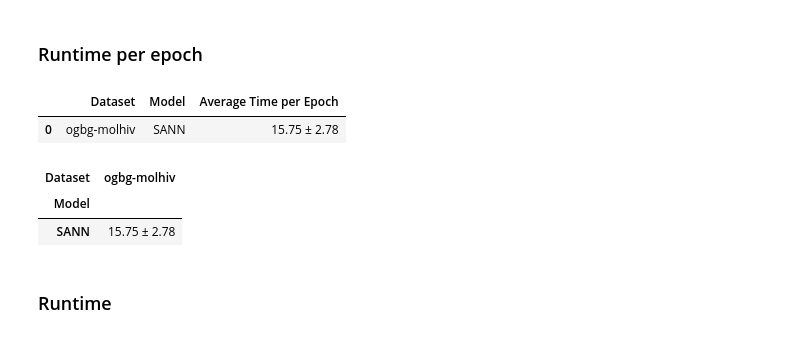
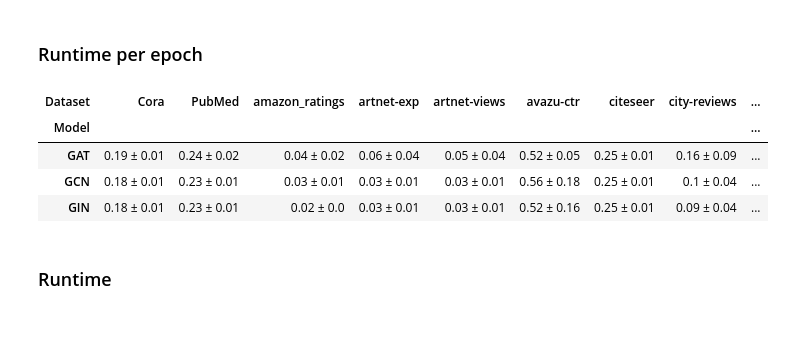
Before and after one commit to geometric-intelligence/TopoBench, a Jupyter notebook: tutorials/extract_time.ipynb, the cells around one changed output. Saved outputs shown, nothing was run; the diff lists cells and outputs as text; code cells hidden in the pictures.

Commit message:
brief results proessing

```diff
--- a/tutorials/extract_time.ipynb
+++ b/tutorials/extract_time.ipynb
@@ -351,19 +745,16 @@ result_dict = result_dict.drop(["mean", "std"], axis=1)
 result_dict = result_dict.reset_index()
 # rename columns
 result_dict.columns = ["Dataset", "Model", "Average Time per Epoch"]
-# %%
-result_dict
-# %% [output]
-|  | Dataset | Model | Average Time per Epoch |
-| 0 | ogbg-molhiv | SANN | 15.75 ± 2.78 |
 # %%
 result_dict.pivot_table(
     index="Model", columns="Dataset", values="Average Time per Epoch", aggfunc="first"
-)[['ogbg-molhiv']] #[['MUTAG', 'NCI1','NCI109','PROTEINS','ZINC']]
+)
 # %% [output]
-| Dataset | ogbg-molhiv |
-| Model |  |
-| SANN | 15.75 ± 2.78 |
+| Dataset | Cora | PubMed | amazon_ratings | artnet-exp | artnet-views | avazu-ctr | citeseer | city-reviews | ... |
+| Model |  |  |  |  |  |  |  |  | ... |
+| GAT | 0.19 ± 0.01 | 0.24 ± 0.02 | 0.04 ± 0.02 | 0.06 ± 0.04 | 0.05 ± 0.04 | 0.52 ± 0.05 | 0.25 ± 0.01 | 0.16 ± 0.09 | ... |
+| GCN | 0.18 ± 0.01 | 0.23 ± 0.01 | 0.03 ± 0.01 | 0.03 ± 0.01 | 0.03 ± 0.01 | 0.56 ± 0.18 | 0.25 ± 0.01 | 0.1 ± 0.04 | ... |
+| GIN | 0.18 ± 0.01 | 0.23 ± 0.01 | 0.02 ± 0.0 | 0.03 ± 0.01 | 0.03 ± 0.01 | 0.52 ± 0.16 | 0.25 ± 0.01 | 0.09 ± 0.04 | ... |
 # %% [markdown]
 ### Runtime
 # %%
```
Also changed, not shown: parts of 14 cells of this notebook.
